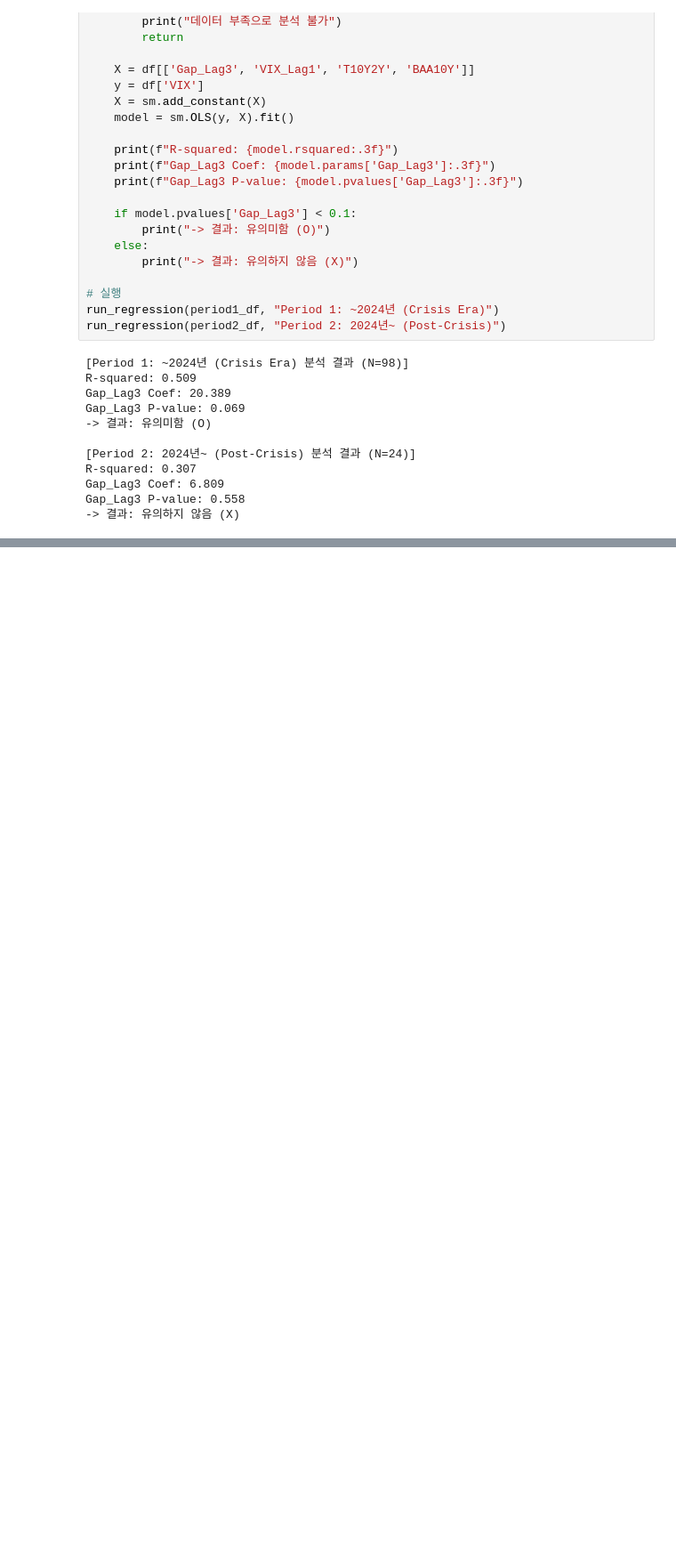
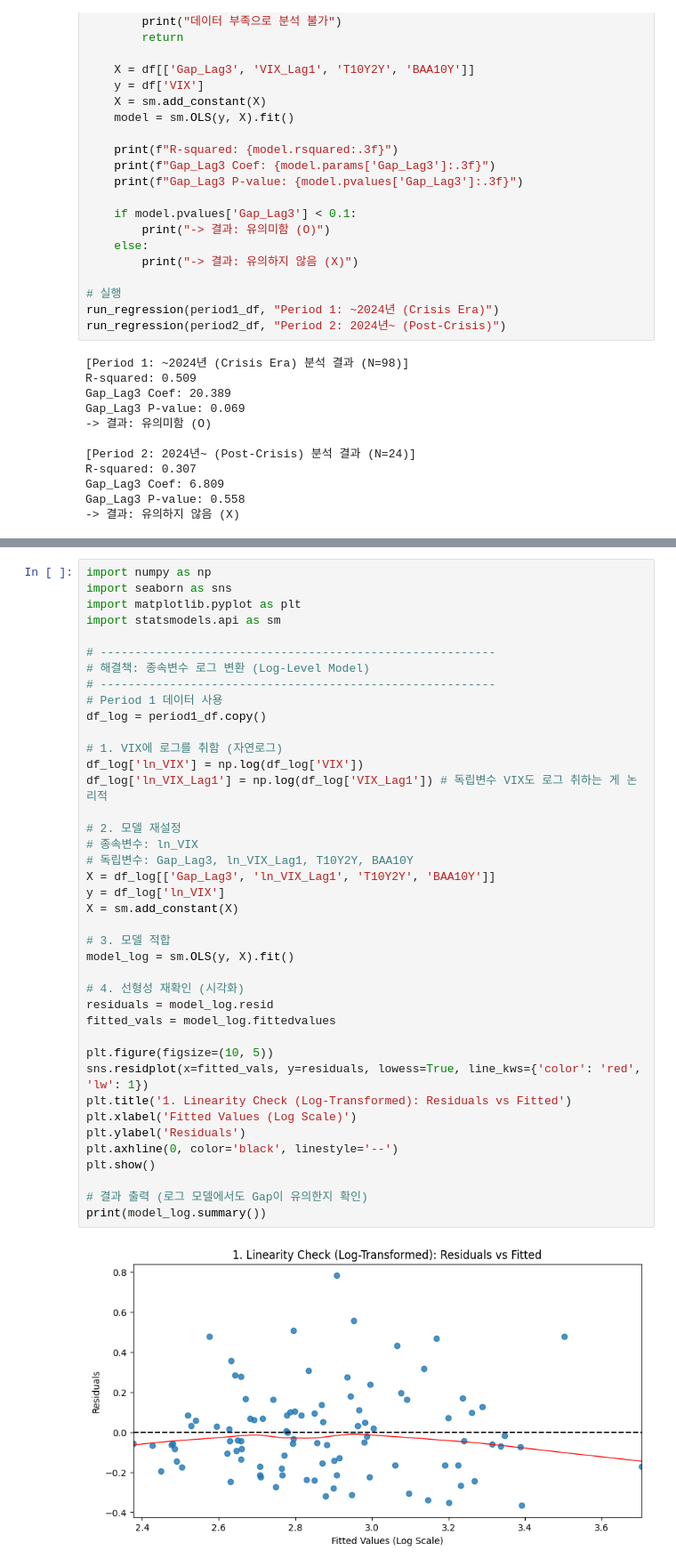
Before and after one commit to zinhyeok/advanced_economic, a Jupyter notebook: fashion.ipynb, the cells around one changed output, grey strips where cells are left out. Shown at 89% size. Cells and saved outputs as stored; diff of their text form; blank space fills up the shorter version.

```diff
--- a/fashion.ipynb
+++ b/fashion.ipynb
@@ -688,0 +893,42 @@ Gap_Lag3 P-value: 0.558
+# %%
+import numpy as np
+import seaborn as sns
+import matplotlib.pyplot as plt
+import statsmodels.api as sm
+
+# ---------------------------------------------------------
+# 해결책: 종속변수 로그 변환 (Log-Level Model)
+# ---------------------------------------------------------
+# Period 1 데이터 사용
+df_log = period1_df.copy()
+
+# 1. VIX에 로그를 취함 (자연로그)
+df_log['ln_VIX'] = np.log(df_log['VIX'])
+df_log['ln_VIX_Lag1'] = np.log(df_log['VIX_Lag1']) # 독립변수 VIX도 로그 취하는 게 논리적
+
+# 2. 모델 재설정
+# 종속변수: ln_VIX
+# 독립변수: Gap_Lag3, ln_VIX_Lag1, T10Y2Y, BAA10Y
+X = df_log[['Gap_Lag3', 'ln_VIX_Lag1', 'T10Y2Y', 'BAA10Y']]
+y = df_log['ln_VIX']
+X = sm.add_constant(X)
+
+# 3. 모델 적합
+model_log = sm.OLS(y, X).fit()
+
+# 4. 선형성 재확인 (시각화)
+residuals = model_log.resid
+fitted_vals = model_log.fittedvalues
+
+plt.figure(figsize=(10, 5))
+sns.residplot(x=fitted_vals, y=residuals, lowess=True, line_kws={'color': 'red', 'lw': 1})
+plt.title('1. Linearity Check (Log-Transformed): Residuals vs Fitted')
+plt.xlabel('Fitted Values (Log Scale)')
+plt.ylabel('Residuals')
+plt.axhline(0, color='black', linestyle='--')
+plt.show()
+
+# 결과 출력 (로그 모델에서도 Gap이 유의한지 확인)
+print(model_log.summary())
+# %% [output]
+[figure, added]
```
Also changed, not shown: parts of 5 cells of this notebook.
